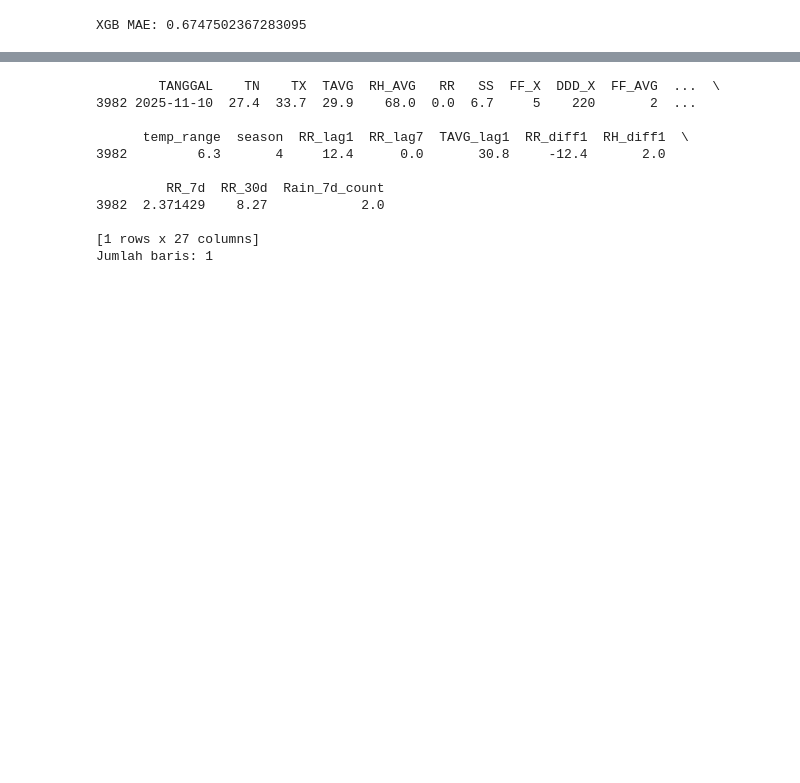
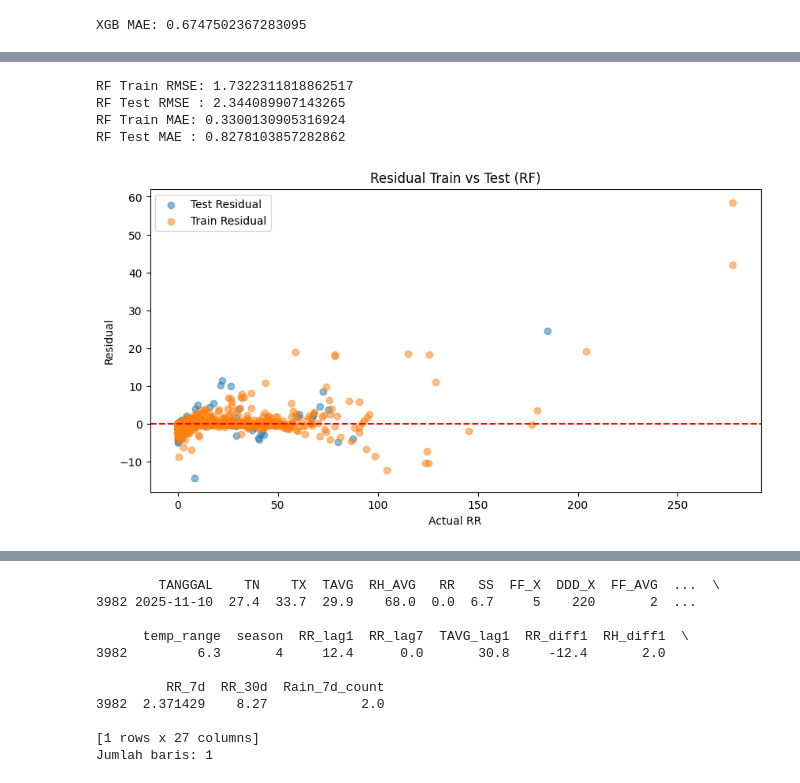
Before and after one commit to Ayusekar22/Jakarta-Weather-Prediction-2025, a Jupyter notebook: kitacobacaralain.ipynb, the cells around one changed output, grey strips where cells are left out. Saved outputs shown, nothing was run; the diff lists cells and outputs as text; code cells hidden in the pictures; blank space fills up the shorter version.

```diff
--- a/kitacobacaralain.ipynb
+++ b/kitacobacaralain.ipynb
@@ -199 +238,35 @@ LSTM MAE: 0.5277772420866242
+# %%
+from sklearn.metrics import mean_squared_error, mean_absolute_error
+import numpy as np
+
+pred_train_rf = rf.predict(X_train_scaled)
+pred_test_rf = rf.predict(X_test_scaled)
+
+train_rmse = np.sqrt(mean_squared_error(y_train, pred_train_rf))
+test_rmse  = np.sqrt(mean_squared_error(y_test, pred_test_rf))
+
+train_mae = mean_absolute_error(y_train, pred_train_rf)
+test_mae  = mean_absolute_error(y_test, pred_test_rf)
+
+print("RF Train RMSE:", train_rmse)
+print("RF Test RMSE :", test_rmse)
+print("RF Train MAE:", train_mae)
+print("RF Test MAE :", test_mae)
+# %% [output]
+RF Train RMSE: 1.7322311818862517
+RF Test RMSE : 2.344089907143265
+RF Train MAE: 0.3300130905316924
+RF Test MAE : 0.8278103857282862
+# %%
+plt.figure(figsize=(10,5))
+plt.scatter(y_test, y_test - pred_test_rf, alpha=0.5, label="Test Residual")
+plt.scatter(y_train, y_train - pred_train_rf, alpha=0.5, label="Train Residual")
+plt.axhline(0, color='red', linestyle='--')
+plt.xlabel("Actual RR")
+plt.ylabel("Residual")
+plt.legend()
+plt.title("Residual Train vs Test (RF)")
+plt.show()
+# %% [output]
+[figure, added]
 # %%
```
Also changed, not shown: parts of 7 cells of this notebook.
